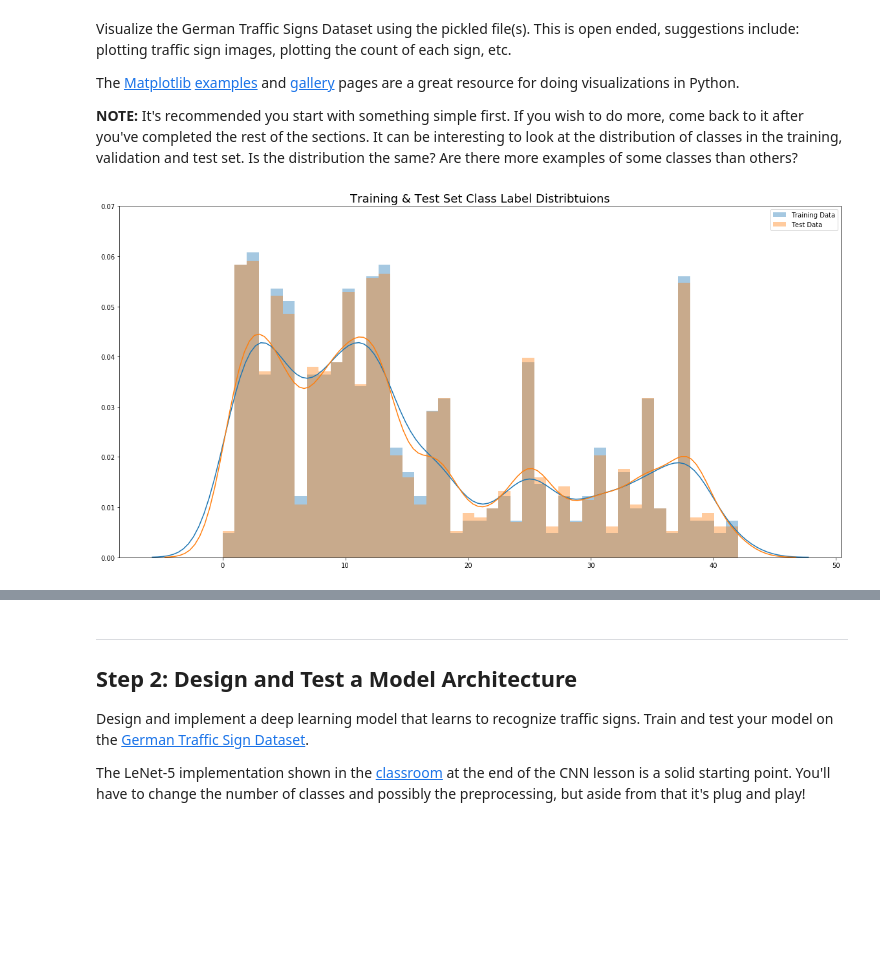
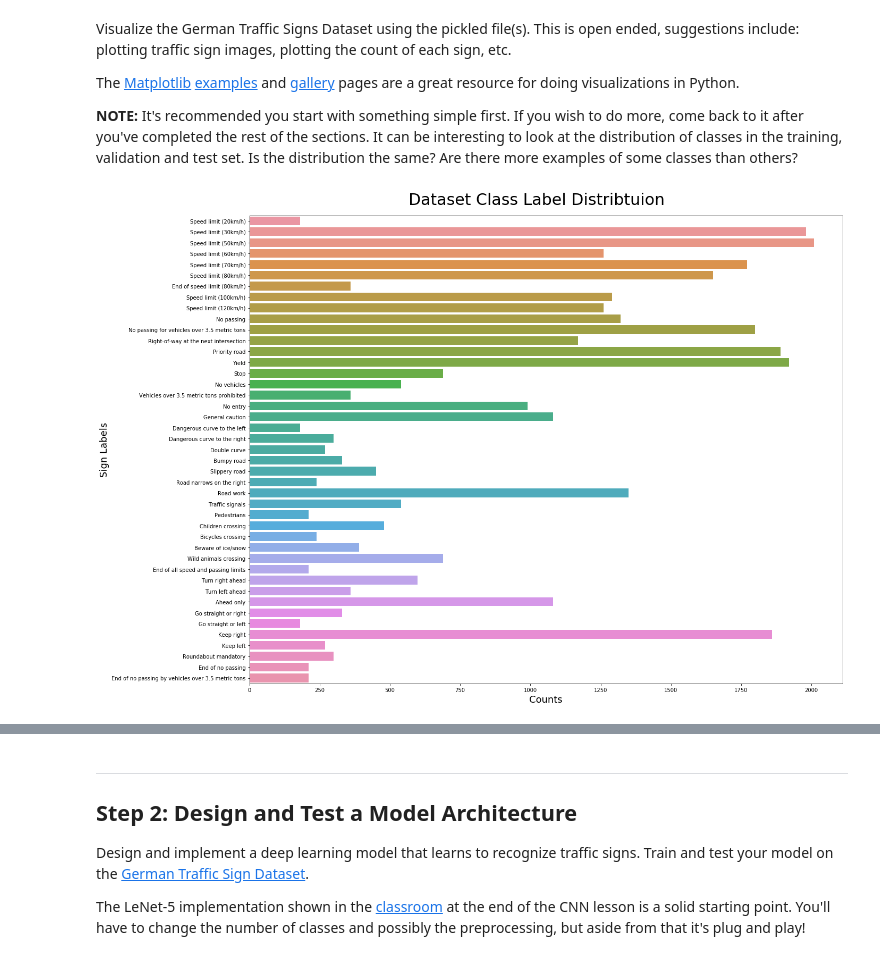
Before and after one commit to todddangerfarr/sdcnd_p2_traffic_sign_classifier, a Jupyter notebook: Traffic_Sign_Classifier.ipynb, the cells around one changed output, grey strips where cells are left out. Drawn from its saved outputs; the diff is of its cells as text; code cells hidden in the pictures; blank space fills up the shorter version.

```diff
--- a/Traffic_Sign_Classifier.ipynb
+++ b/Traffic_Sign_Classifier.ipynb
@@ -98,20 +108,28 @@ The [Matplotlib](http://matplotlib.org/) [examples](http://matplotlib.org/exampl
 # %%
 ### Data exploration visualization code goes here.
 ### Feel free to use as many code cells as needed.
 import matplotlib.pyplot as plt
 import seaborn as sns
-# Visualizations will be shown in the notebook.
 %matplotlib inline
 
-plt.figure(figsize=(20, 10))
-plt.title('Training & Test Set Class Label Distribtuions', fontsize=18)
-sns.distplot(test['labels'], bins=n_classes, label='Training Data')
-sns.distplot(train['labels'], bins=n_classes, label='Test Data')
-plt.ylim(0, 0.07)
-plt.legend(frameon=True)
-plt.show()
+# import the sign names
+sign_names_df = pd.read_csv('signnames.csv')
+signs = sign_names_df['SignName'].tolist()
+
+# Visualize the Class Distributions
+def class_dist(data):
+    plt.figure(figsize=(20, 15))
+    plt.suptitle('Dataset Class Label Distribtuion', fontsize=30)
+    sns.countplot(y=data)
+    plt.yticks(np.arange(n_classes), signs, rotation=0)
+    plt.xlabel('Counts', fontsize=18)
+    plt.ylabel('Sign Labels', fontsize=18)
+    plt.subplots_adjust(top=0.94)
+    plt.show()
+
+class_dist(train['labels'])
 # %% [output]
-[figure, old version]
+[figure, new version]
 # %%
 # images from each of the classes
 # setup variables
```
Also changed, not shown: parts of 21 cells of this notebook, 13 other files.
